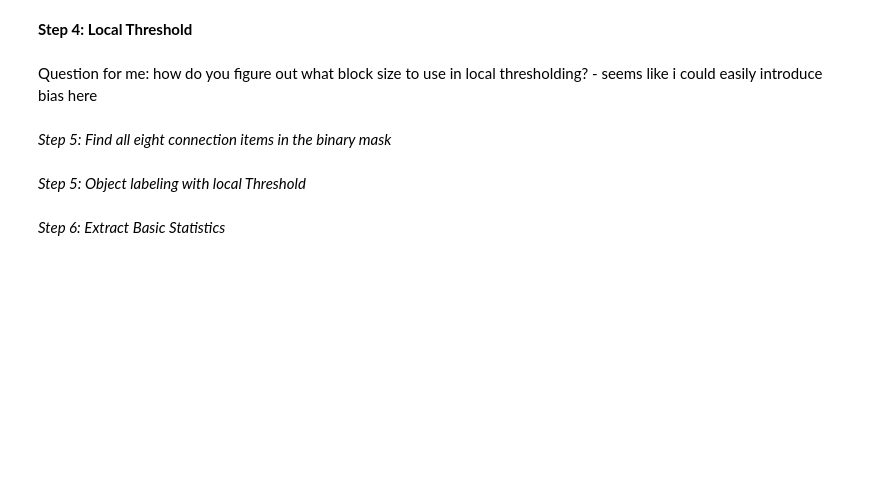
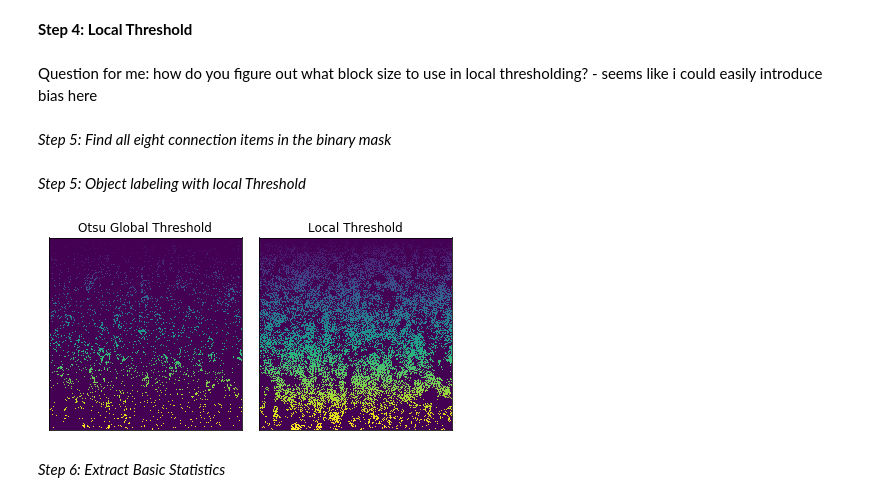
Before and after one commit to hhelmbre/Rockstar-Lifestyle, a Jupyter notebook: examples/Object-Statistics.ipynb, the cells around one changed output. Drawn from its saved outputs; the diff is of its cells as text; code cells hidden in the pictures; blank space fills up the shorter version.

Commit message:
Added images of the Otsu Global Threshold vs the Local Threshold and removed their axis labels because they aren't relevant

```diff
--- a/examples/Object-Statistics.ipynb
+++ b/examples/Object-Statistics.ipynb
@@ -97,14 +96,21 @@ plt.imshow(labels_rw_adaptive)
 # %%
 fig = plt.figure()
-ax1 = plt.subplot(221)
-ax2 = plt.subplot(222)
-ax3 = plt.subplot(223)
+ax1 = plt.subplot(121)
+ax2 = plt.subplot(122)
 
 ax1.imshow(labels_rw)
+ax1.set_title('Otsu Global Threshold')
+ax1.set_xticks([])
+ax1.set_yticks([])
+
 ax2.imshow(labels_rw_adaptive)
-ax3.imshow(g)
+ax2.set_title('Local Threshold')
+ax2.set_xticks([])
+ax2.set_yticks([])
 
 fig.tight_layout()
+# %% [output]
+[figure, added]
 # %% [markdown]
 *Step 6: Extract Basic Statistics*
 # %%
```
Also changed, not shown: parts of 6 cells of this notebook.
